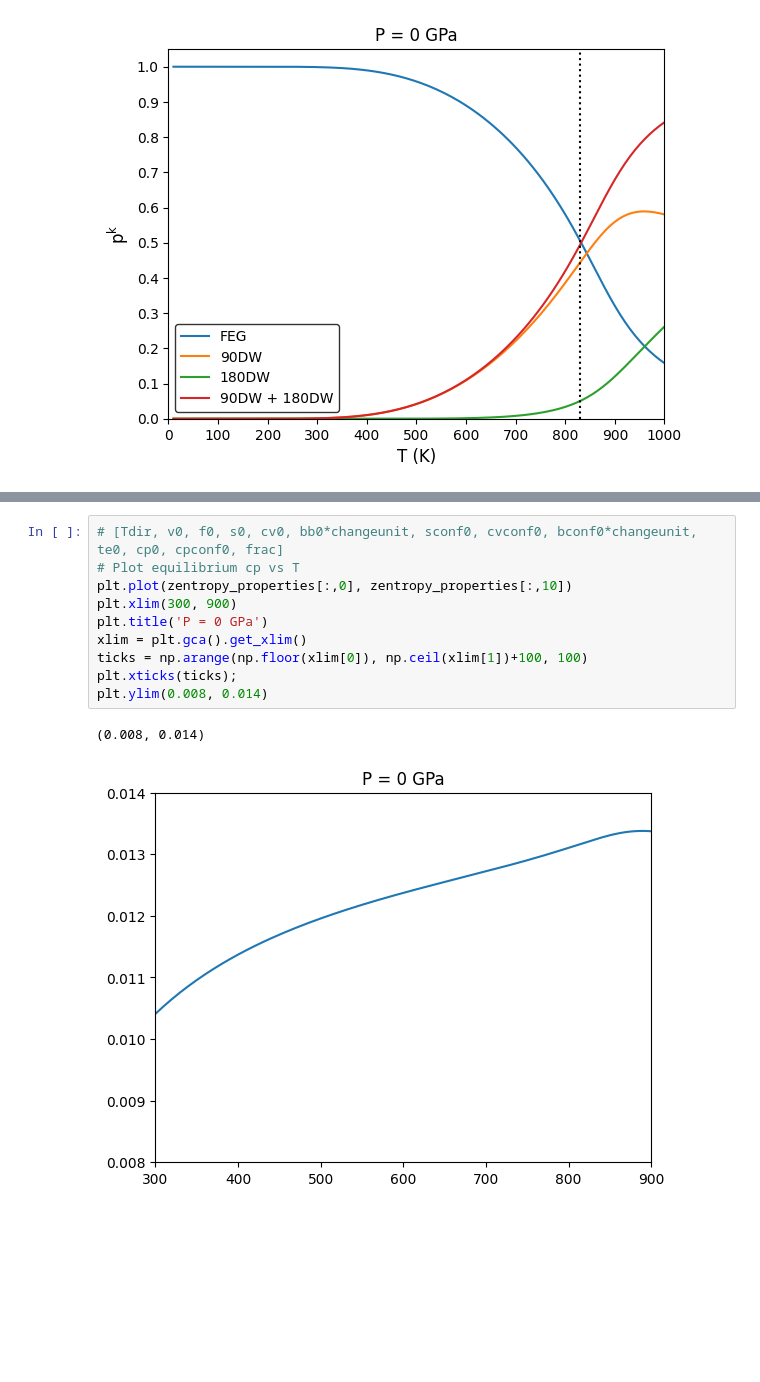
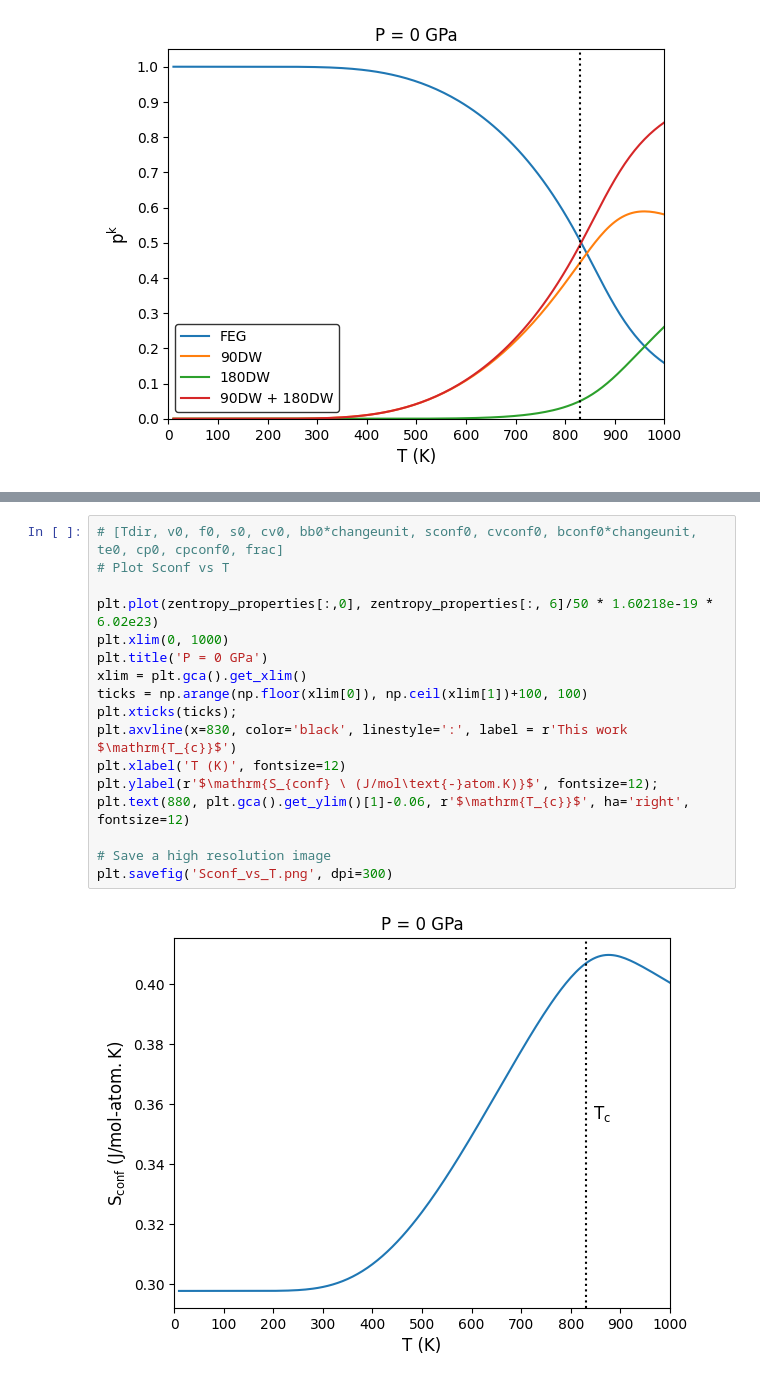
Before and after one commit to nhew1994/PyZentropy, a Jupyter notebook: plot_phonon_dos.ipynb, the cells around one changed output, grey strips where cells are left out. Cells and saved outputs as stored; diff of their text form; blank space fills up the shorter version.

```diff
--- a/plot_phonon_dos.ipynb
+++ b/plot_phonon_dos.ipynb
@@ -149,13 +147,19 @@ plt.savefig('volume_vs_T.png', dpi=300)
 # %%
 # [Tdir, v0, f0, s0, cv0, bb0*changeunit, sconf0, cvconf0, bconf0*changeunit, te0, cp0, cpconf0, frac]
-# Plot equilibrium cp vs T
-plt.plot(zentropy_properties[:,0], zentropy_properties[:,10])
-plt.xlim(300, 900)
+# Plot Sconf vs T
+
+plt.plot(zentropy_properties[:,0], zentropy_properties[:, 6]/50 * 1.60218e-19 * 6.02e23)
+plt.xlim(0, 1000)
 plt.title('P = 0 GPa')
 xlim = plt.gca().get_xlim()
 ticks = np.arange(np.floor(xlim[0]), np.ceil(xlim[1])+100, 100)
 plt.xticks(ticks);
-plt.ylim(0.008, 0.014)
+plt.axvline(x=830, color='black', linestyle=':', label = r'This work $\mathrm{T_{c}}$')
+plt.xlabel('T (K)', fontsize=12)
+plt.ylabel(r'$\mathrm{S_{conf} \ (J/mol\text{-}atom.K)}$', fontsize=12);
+plt.text(880, plt.gca().get_ylim()[1]-0.06, r'$\mathrm{T_{c}}$', ha='right', fontsize=12)
+
+# Save a high resolution image
+plt.savefig('Sconf_vs_T.png', dpi=300)
 # %% [output]
-(0.008, 0.014)
-[figure, old version]
+[figure, new version]
```
Also changed, not shown: parts of 4 cells of this notebook, 22 other files.
